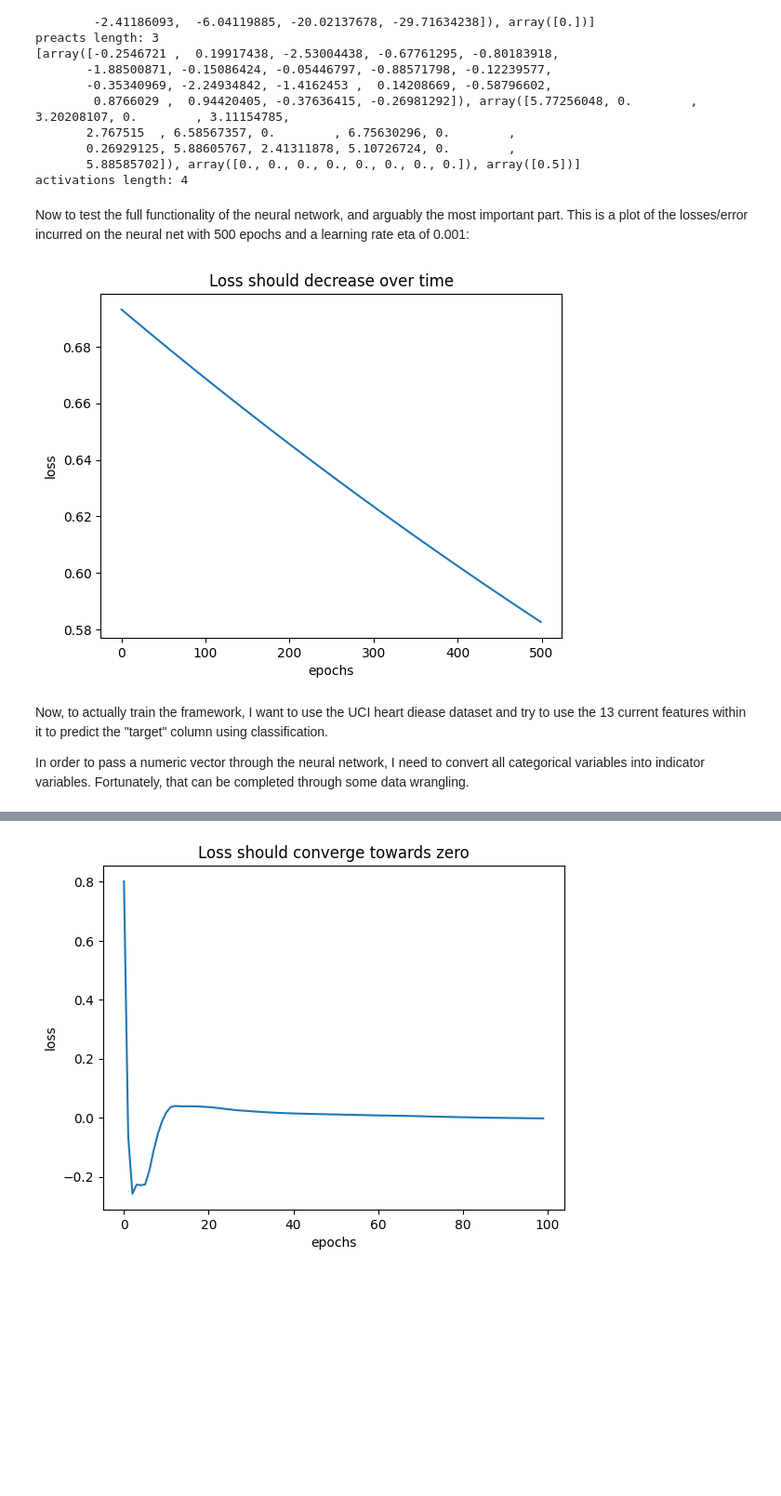
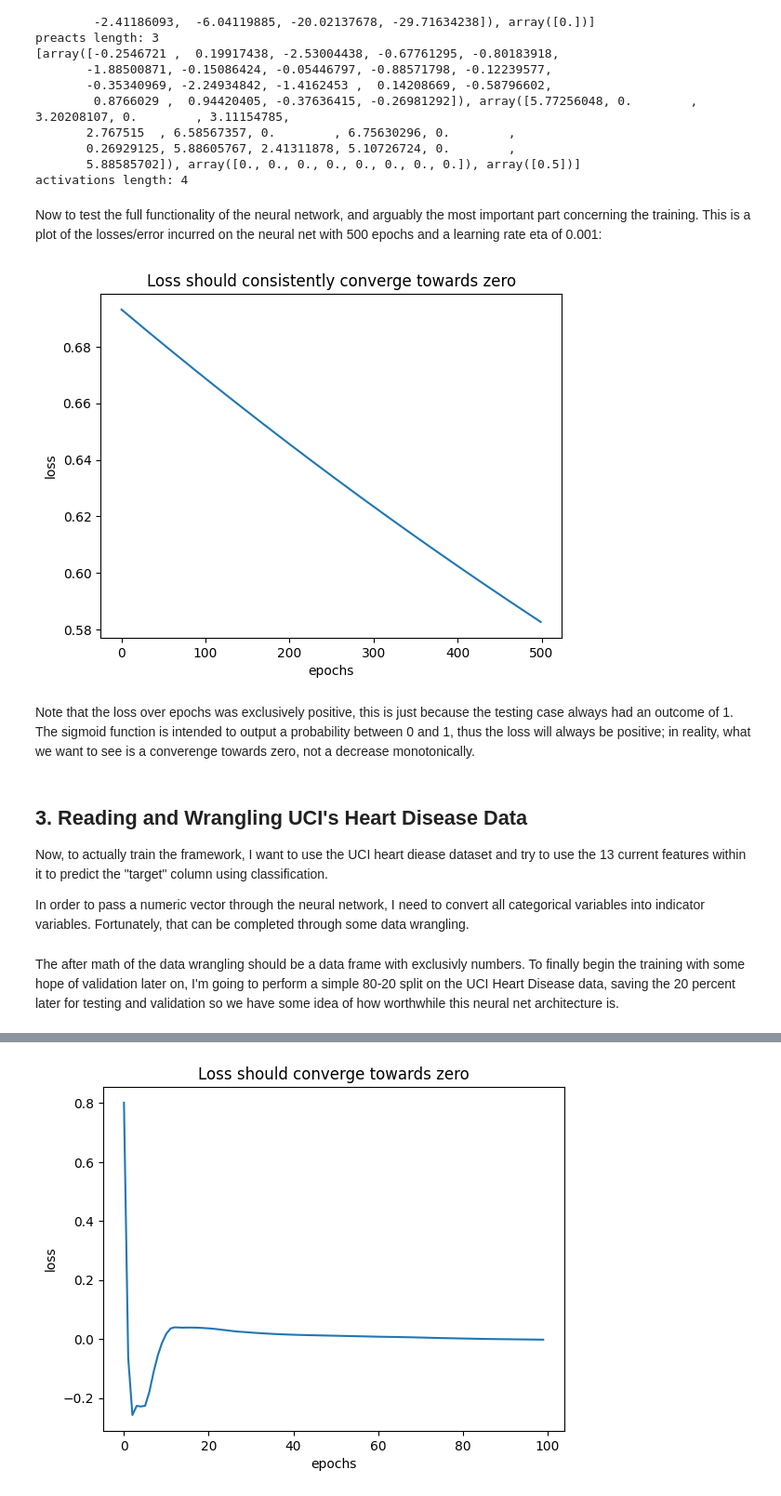
Before and after one commit to Yuze1734/SimpleNN-UCIHeartDisease, a Jupyter notebook: testingSNN.ipynb, the cells around one changed output, grey strips where cells are left out. Shown at 93% size. Drawn from its saved outputs; the diff is of its cells as text; code cells hidden in the pictures; blank space fills up the shorter version.

```diff
--- a/testingSNN.ipynb
+++ b/testingSNN.ipynb
@@ -60,27 +86,31 @@ preacts length: 3
        5.88585702]), array([0., 0., 0., 0., 0., 0., 0., 0.]), array([0.5])]
 activations length: 4
 # %% [markdown]
-Now to test the full functionality of the neural network, and arguably the most important part. This is a plot of the losses/error incurred on the neural net with 500 epochs and a learning rate eta of 0.001:
+Now to test the full functionality of the neural network, and arguably the most important part concerning the training. This is a plot of the losses/error incurred on the neural net with 500 epochs and a learning rate eta of 0.001:
 # %%
 losses = []
 epochs = 500
 for i in range(epochs):
     preacts, activations, y_hat = forwardprop(features, A, a)
     l = bce_loss(y, y_hat)
     losses.append(l)
     # Updating the parameters with learning rate eta = 0.001
     backwardprop(y, y_hat, preacts, activations, A, a, 0.001)
 
 # Plotting losses/errors
 plt.plot(losses)
 plt.xlabel("epochs")
 plt.ylabel("loss")
-plt.title("Loss should decrease over time")
+plt.title("Loss should consistently converge towards zero")
 plt.show()
 # %% [output]
-[figure, old version]
+[figure, new version]
 # %% [markdown]
-Now, to actually train the framework, I want to use the UCI heart diease dataset and try to use the 13 current features within it to predict the "target" column using classification.
-
-In order to pass a numeric vector through the neural network, I need to convert all categorical variables into indicator variables. Fortunately, that can be completed through some data wrangling.
+Note that the loss over epochs was exclusively positive, this is just because the testing case always had an outcome of 1. The sigmoid function is intended to output a probability between 0 and 1, thus the loss will always be positive; in reality, what we want to see is a converenge towards zero, not a decrease monotonically.
+# %% [markdown]
+## 3. Reading and Wrangling UCI's Heart Disease Data
+
+Now, to actually train the framework, I want to use the UCI heart diease dataset and try to use the 13 current features within it to predict the "target" column using classification.
+
+In order to pass a numeric vector through the neural network, I need to convert all categorical variables into indicator variables. Fortunately, that can be completed through some data wrangling.
 # %%
@@ -119,6 +148,8 @@ hd_wrangled = heart_disease.assign(
 
 features = hd_wrangled.drop("target", axis = 1).values
 y = hd_wrangled["target"].values
+# %% [markdown]
+The after math of the data wrangling should be a data frame with exclusivly numbers. To finally begin the training with some hope of validation later on, I'm going to perform a simple 80-20 split on the UCI Heart Disease data, saving the 20 percent later for testing and validation so we have some idea of how worthwhile this neural net architecture is.
 # %%
 # Splitting the data
 np.random.seed(123)
```
Also changed, not shown: parts of 12 cells of this notebook.
